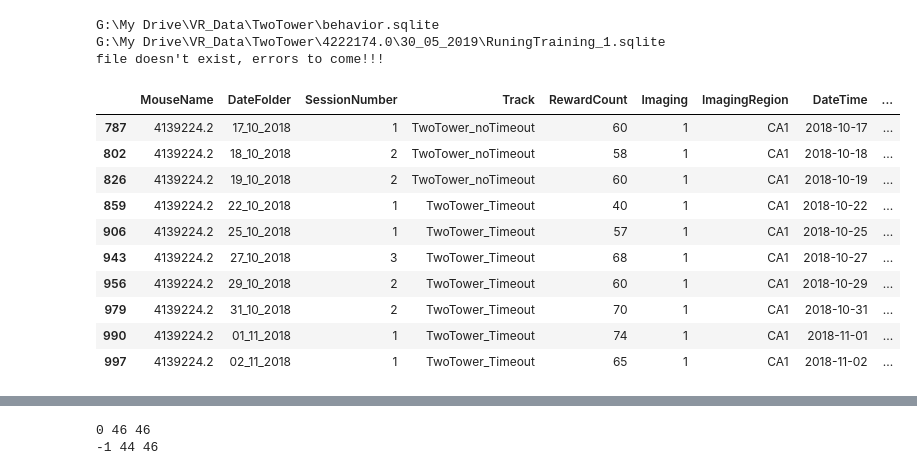
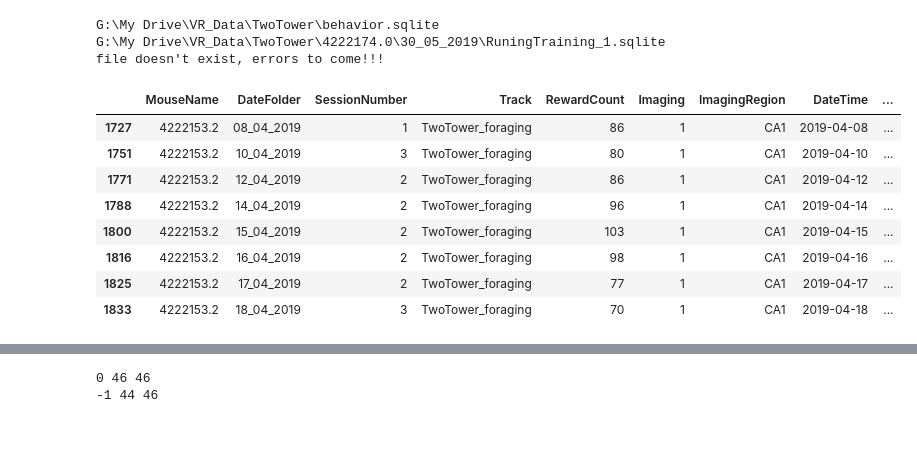
Before and after one commit to GiocomoLab/MightyMorphingPhotonRangers, a Jupyter notebook: SimMats/RealTimePopSim.ipynb, the cells around one changed output, grey strips where cells are left out. Cells and saved outputs as stored; diff of their text form; code cells hidden in the pictures; blank space fills up the shorter version.

```diff
--- a/SimMats/RealTimePopSim.ipynb
+++ b/SimMats/RealTimePopSim.ipynb
@@ -24,26 +24,24 @@ df = pp.load_session_db()
 df = df[df['RewardCount']>30]
 df = df[df['Imaging']==1]
 df = df.sort_values(['MouseName','DateTime','SessionNumber'])
-tracks = 'TwoTower_noTimeout|TwoTower_Timeout|Reversal_noTimeout|Reversal|TwoTower_foraging'
+tracks = 'TwoTower_noTimeout|TwoTower_Timeout|Reversal_noTimeout|Reversal|TwoTower_foraging|FreqMorph_Decision|FreqMorph_Timeout'
 df = df[df['Track'].str.contains(tracks,regex=True)]
 # %% [output]
 G:\My Drive\VR_Data\TwoTower\behavior.sqlite
 G:\My Drive\VR_Data\TwoTower\4222174.0\30_05_2019\RuningTraining_1.sqlite
 file doesn't exist, errors to come!!!
 # %%
-mouse = '4139224.2'
+mouse = '4222153.2'
 df_mouse = df[df['MouseName'].str.match(mouse)]
 df_mouse
 # %% [output]
 |  | MouseName | DateFolder | SessionNumber | Track | RewardCount | Imaging | ImagingRegion | DateTime | ... |
-| 787 | 4139224.2 | 17_10_2018 | 1 | TwoTower_noTimeout | 60 | 1 | CA1 | 2018-10-17 | ... |
-| 802 | 4139224.2 | 18_10_2018 | 2 | TwoTower_noTimeout | 58 | 1 | CA1 | 2018-10-18 | ... |
-| 826 | 4139224.2 | 19_10_2018 | 2 | TwoTower_noTimeout | 60 | 1 | CA1 | 2018-10-19 | ... |
-| 859 | 4139224.2 | 22_10_2018 | 1 | TwoTower_Timeout | 40 | 1 | CA1 | 2018-10-22 | ... |
-| 906 | 4139224.2 | 25_10_2018 | 1 | TwoTower_Timeout | 57 | 1 | CA1 | 2018-10-25 | ... |
-| 943 | 4139224.2 | 27_10_2018 | 3 | TwoTower_Timeout | 68 | 1 | CA1 | 2018-10-27 | ... |
-| 956 | 4139224.2 | 29_10_2018 | 2 | TwoTower_Timeout | 60 | 1 | CA1 | 2018-10-29 | ... |
-| 979 | 4139224.2 | 31_10_2018 | 2 | TwoTower_Timeout | 70 | 1 | CA1 | 2018-10-31 | ... |
-| 990 | 4139224.2 | 01_11_2018 | 1 | TwoTower_Timeout | 74 | 1 | CA1 | 2018-11-01 | ... |
-| 997 | 4139224.2 | 02_11_2018 | 1 | TwoTower_Timeout | 65 | 1 | CA1 | 2018-11-02 | ... |
+| 1727 | 4222153.2 | 08_04_2019 | 1 | TwoTower_foraging | 86 | 1 | CA1 | 2019-04-08 | ... |
+| 1751 | 4222153.2 | 10_04_2019 | 3 | TwoTower_foraging | 80 | 1 | CA1 | 2019-04-10 | ... |
+| 1771 | 4222153.2 | 12_04_2019 | 2 | TwoTower_foraging | 86 | 1 | CA1 | 2019-04-12 | ... |
+| 1788 | 4222153.2 | 14_04_2019 | 2 | TwoTower_foraging | 96 | 1 | CA1 | 2019-04-14 | ... |
+| 1800 | 4222153.2 | 15_04_2019 | 2 | TwoTower_foraging | 103 | 1 | CA1 | 2019-04-15 | ... |
+| 1816 | 4222153.2 | 16_04_2019 | 2 | TwoTower_foraging | 98 | 1 | CA1 | 2019-04-16 | ... |
+| 1825 | 4222153.2 | 17_04_2019 | 2 | TwoTower_foraging | 77 | 1 | CA1 | 2019-04-17 | ... |
+| 1833 | 4222153.2 | 18_04_2019 | 3 | TwoTower_foraging | 70 | 1 | CA1 | 2019-04-18 | ... |
 # %%
```
Also changed, not shown: parts of 9 cells of this notebook, 9 other files.
